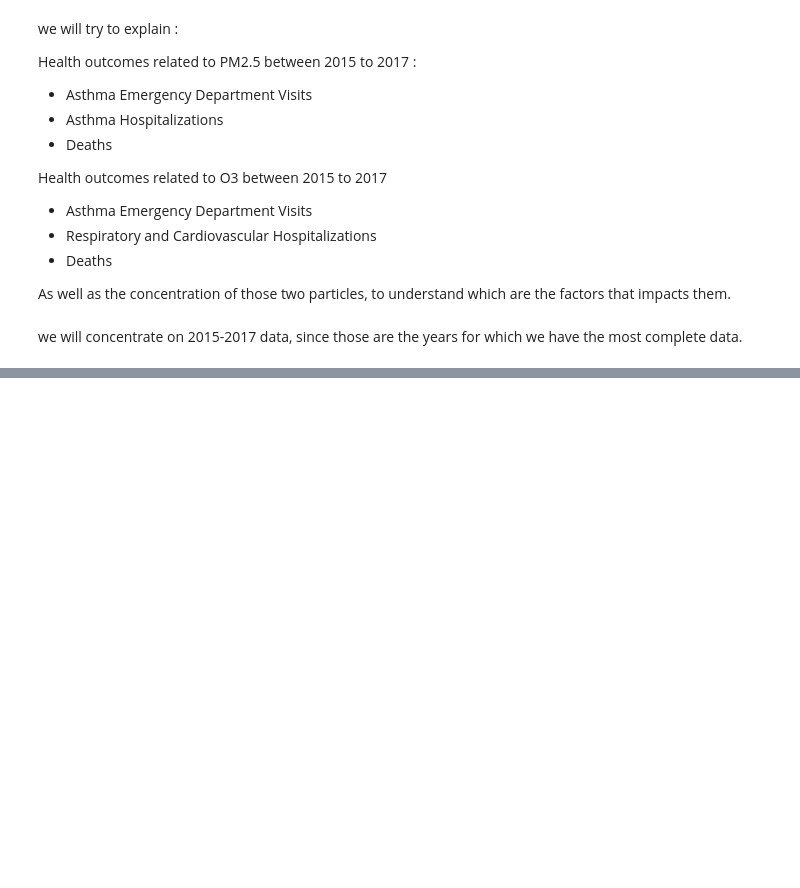
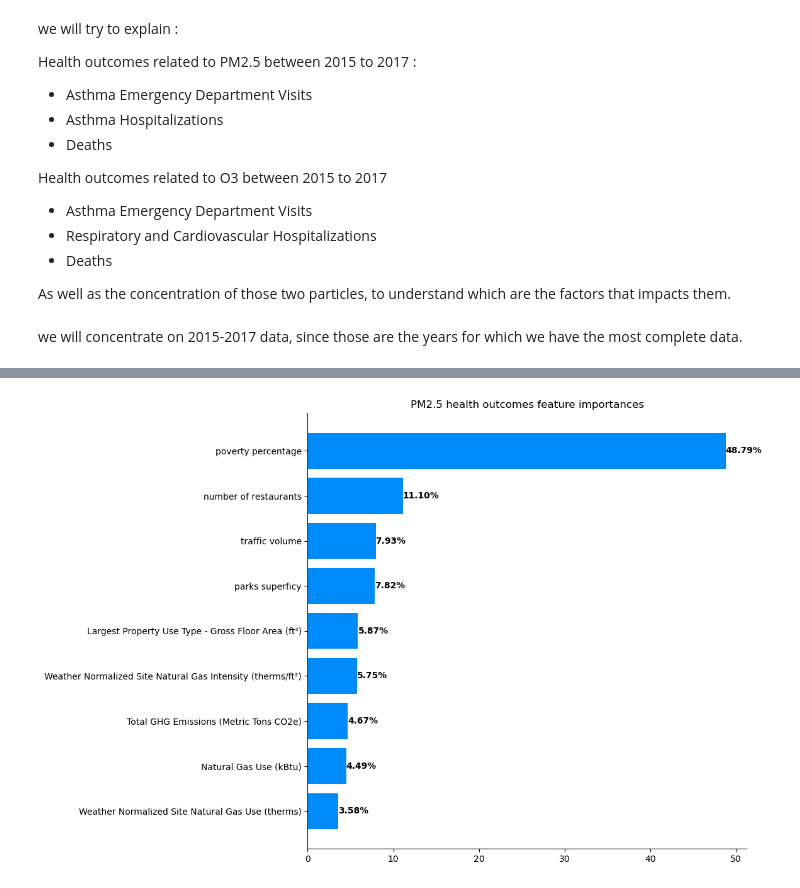
Before and after one commit to HindFaris/NYC-air-quality-study, a Jupyter notebook: data_exploration/data_exploration.ipynb, the cells around one changed output, grey strips where cells are left out. Drawn from its saved outputs; the diff is of its cells as text; code cells hidden in the pictures; blank space fills up the shorter version.

```diff
--- a/data_exploration/data_exploration.ipynb
+++ b/data_exploration/data_exploration.ipynb
@@ -130,0 +153,9 @@ plt.show()
+# %%
+tools.feature_importance(
+    selected_df,
+    ['Largest Property Use Type - Gross Floor Area (ft²)', 'Weather Normalized Site Natural Gas Intensity (therms/ft²)', 'Natural Gas Use (kBtu)', 'Weather Normalized Site Natural Gas Use (therms)', 'Total GHG Emissions (Metric Tons CO2e)', 'number of restaurants', 'parks superficy', 'poverty percentage', 'traffic volume'],
+    cluster_labels_pm2_5,
+    'PM2.5 health outcomes feature importances'
+)
+# %% [output]
+[figure, added]
```
Also changed, not shown: parts of 13 cells of this notebook, 1 other file.
